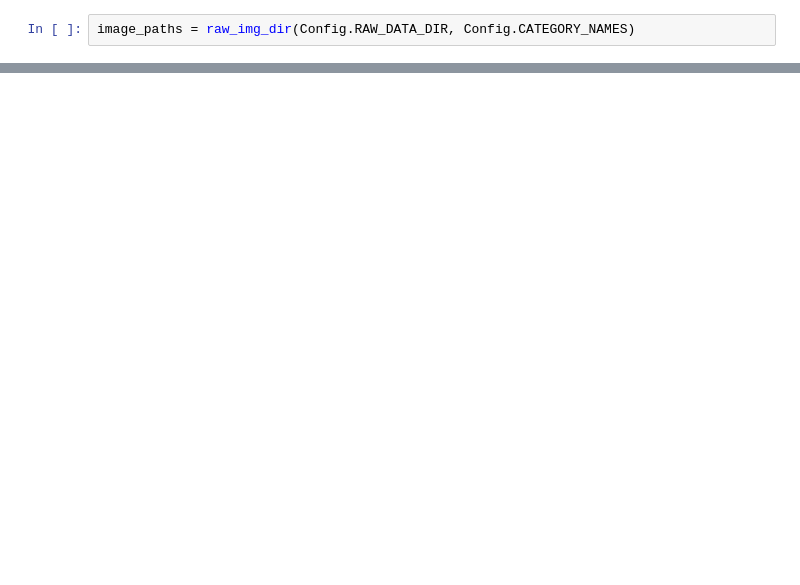
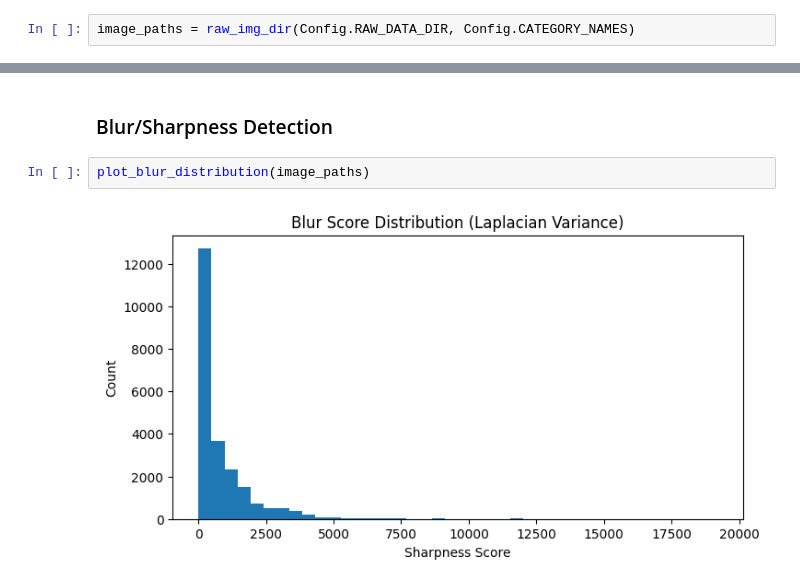
Before and after one commit to samithcsachi/Image-Based-Food-Freshness-Prediction-System, a Jupyter notebook: notebooks/01_data_exploration.ipynb, the cells around one changed output, grey strips where cells are left out. Cells and saved outputs as stored; diff of their text form; blank space fills up the shorter version.

```diff
--- a/notebooks/01_data_exploration.ipynb
+++ b/notebooks/01_data_exploration.ipynb
@@ -17,0 +50,6 @@ show_image_by_path(image_paths["Fresh"][0])
+# %% [markdown]
+### Blur/Sharpness Detection
+# %%
+plot_blur_distribution(image_paths)
+# %% [output]
+[figure, added]
```
Also changed, not shown: parts of 12 cells of this notebook, 2 other files.
